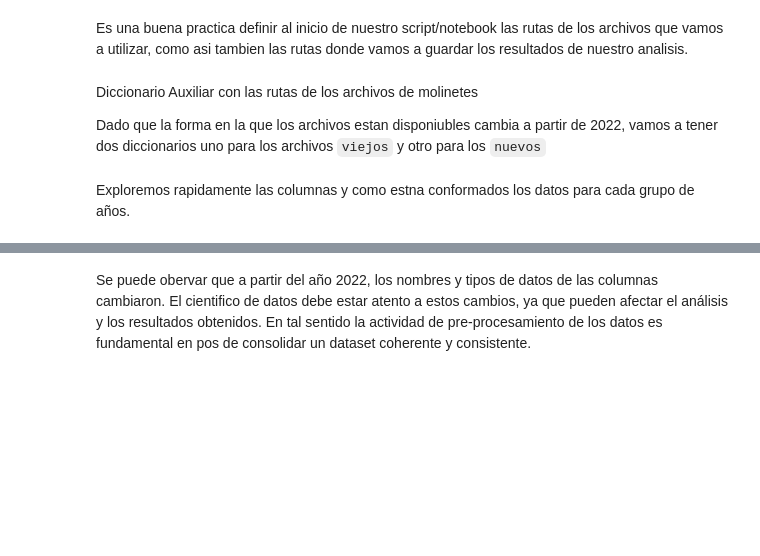
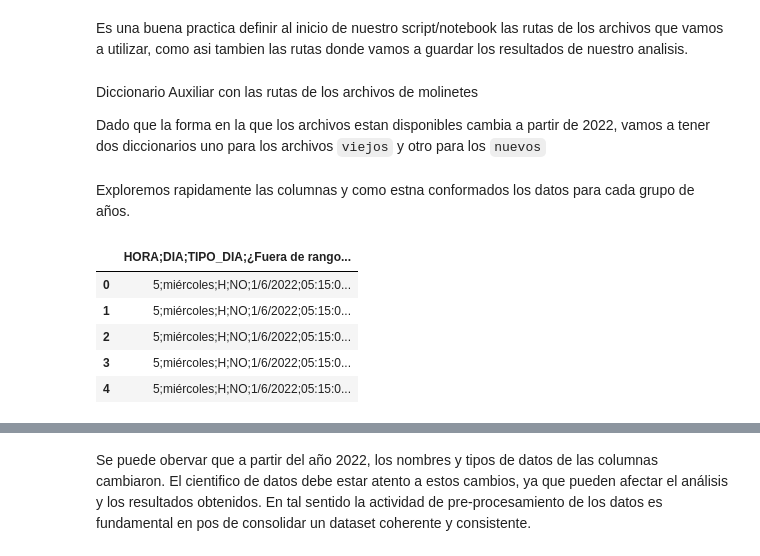
Before and after one commit to clusterai/Ciencia-de-Datos-UTN-FRBA, a Jupyter notebook: clase02/clusterai_clase02_subtes_II.ipynb, the cells around one changed output, grey strips where cells are left out. Saved outputs shown, nothing was run; the diff lists cells and outputs as text; code cells hidden in the pictures; blank space fills up the shorter version.

```diff
--- a/clase02/clusterai_clase02_subtes_II.ipynb
+++ b/clase02/clusterai_clase02_subtes_II.ipynb
@@ -26,30 +27,47 @@ Es una buena practica definir al inicio de nuestro script/notebook las rutas de
 # Definicion de la ruta base de los datos
 base_path = "path/to/your/data/"
 plot_path = "path/where/you/want/to/save/plots/"
+# %%
+# Definicion de la ruta base de los datos
+base_path = r"C:/Users/kevin.dobzewicz/Desktop/Ciencia-de-Datos-UTN-FRBA-main/clase02/datasets/"
+plot_path = r"C:/Users/kevin.dobzewicz/Desktop/Ciencia-de-Datos-UTN-FRBA-main/clase02/datasets/plots/"
 # %% [markdown]
 Diccionario Auxiliar con las rutas de los archivos de molinetes
 
 
-Dado que la forma en la que los archivos estan disponiubles cambia a partir de 2022, vamos a tener dos diccionarios
+Dado que la forma en la que los archivos estan disponibles cambia a partir de 2022, vamos a tener dos diccionarios
 uno para los archivos `viejos` y otro para los `nuevos`
 # %%
 # Archivos viejos: un solo archivo por año
 molientes_paths_olds = {
-    "2017": base_path + "molinetes-2017/molinetes.csv",
-    "2018": base_path + "molinetes-2018/molinetes.csv",
-    "2019": base_path + "molinetes-2019/molinetes.csv",
-    #        "2020": base_path + "molinetes-2020/molinetes.csv",
-    "2021": base_path + "molinetes-2021/molinetes.csv",
+    #"2017": base_path + "molinetes_2017.csv",
+    #"2018": base_path + "molinetes-subte-18.csv",
+    #"2019": base_path + "datahistorica122019.csv",
+    #"2020": base_path + "historico2.csv",
+    "2021": base_path + "historico_2021.csv",
 }
 
 # Archivos nuevos: un directorio con varios archivos dentro por año
 molientes_paths_news = {
     "2022": base_path + "molinetes-2022",
-    "2023": base_path + "molinetes-2023",
+    #"2023": base_path + "molinetes-2023",
+    #"2024": base_path + "molinetes-2024",
 }
 # %% [markdown]
 Exploremos rapidamente las columnas y como estna conformados los datos para cada grupo de años.
 # %%
-# 2017-2021
-df = pd.read_csv(molientes_paths_olds["2017"], delimiter=",", encoding="latin-1")
+# 2022-2023
+df = pd.read_csv(
+    molientes_paths_news["2022"] + "/202206_PAX15min-ABC.csv",
+    delimiter=";",
+    engine="python",
+    encoding="latin-1",
+)
 df.head()
+# %% [output]
+|  | HORA;DIA;TIPO_DIA;¿Fuera de rango... |
+| 0 | 5;miércoles;H;NO;1/6/2022;05:15:0... |
+| 1 | 5;miércoles;H;NO;1/6/2022;05:15:0... |
+| 2 | 5;miércoles;H;NO;1/6/2022;05:15:0... |
+| 3 | 5;miércoles;H;NO;1/6/2022;05:15:0... |
+| 4 | 5;miércoles;H;NO;1/6/2022;05:15:0... |
```
Also changed, not shown: parts of 24 cells of this notebook, 1 other file.
